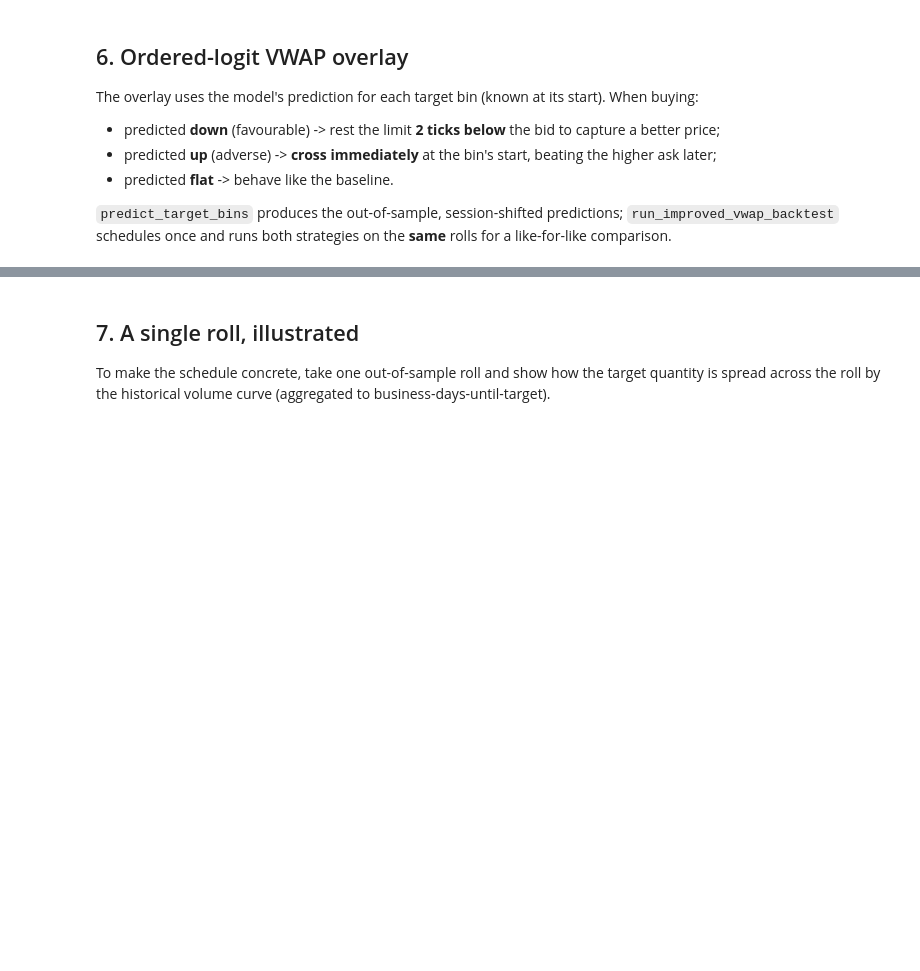
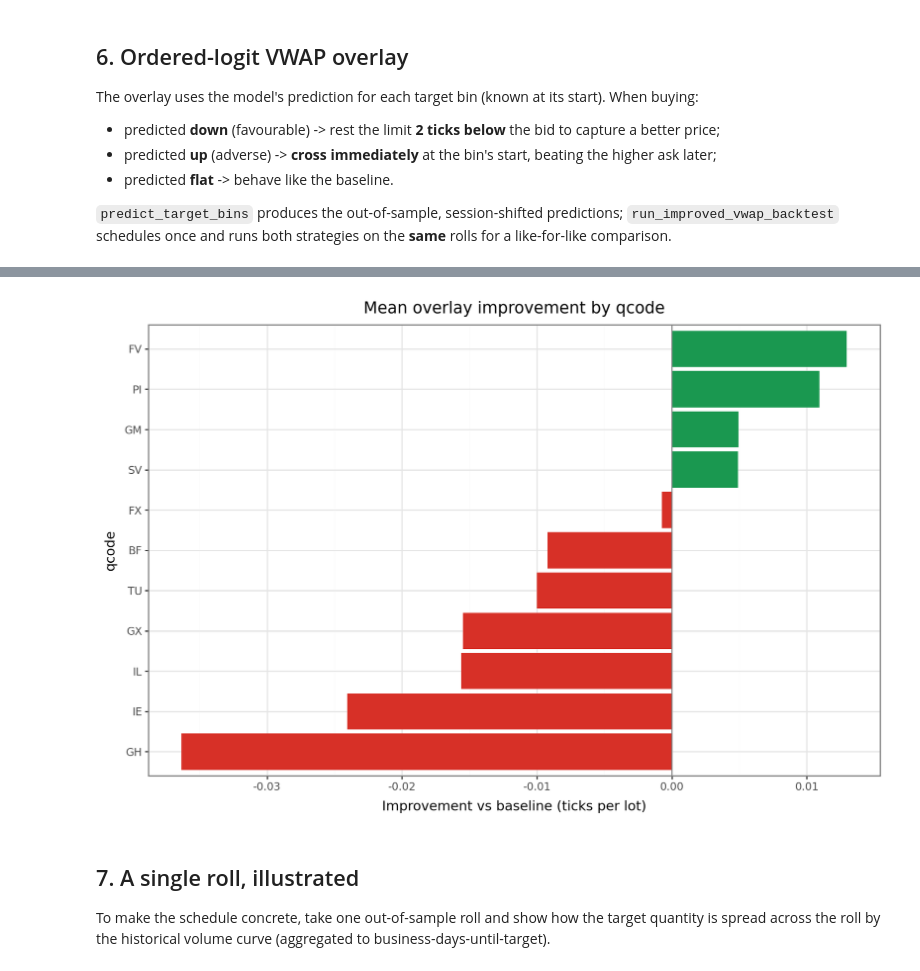
Before and after one commit to qe-internship-wjw/ip1, a Jupyter notebook: notebooks/03_vwap_backtest.ipynb, the cells around one changed output, grey strips where cells are left out. Saved outputs shown, nothing was run; the diff lists cells and outputs as text; code cells hidden in the pictures; blank space fills up the shorter version.

```diff
--- a/notebooks/03_vwap_backtest.ipynb
+++ b/notebooks/03_vwap_backtest.ipynb
@@ -268,23 +303,25 @@ display(p_impr)
 # %%
-# Where does the overlay help or hurt? Improvement by qcode.
+# Where does the overlay help or hurt? Improvement by qcode (ticks per lot).
 by_q = (
-    per_sec.drop_nulls('improvement_vs_vwap_bp')
+    per_sec.drop_nulls('improvement_vs_vwap')
     .group_by('qcode').agg(
-        mean_improvement_bp=pl.col('improvement_vs_vwap_bp').mean(),
+        mean_improvement_ticks=pl.col('improvement_vs_vwap').mean(),
         rolls=pl.len(),
-    ).sort('mean_improvement_bp')
+    ).sort('mean_improvement_ticks')
     .to_pandas()
 )
 by_q['qcode'] = pd.Categorical(by_q['qcode'], categories=by_q['qcode'].tolist(), ordered=True)
 (
-    ggplot(by_q, aes('qcode', 'mean_improvement_bp', fill='mean_improvement_bp > 0'))
+    ggplot(by_q, aes('qcode', 'mean_improvement_ticks', fill='mean_improvement_ticks > 0'))
     + geom_col(show_legend=False)
     + geom_hline(yintercept=0, color='grey')
     + scale_fill_manual(values={True: '#1a9850', False: '#d73027'})
     + coord_flip()
-    + labs(title='Mean overlay improvement by qcode', x='qcode', y='Improvement vs baseline (bp)')
+    + labs(title='Mean overlay improvement by qcode', x='qcode', y='Improvement vs baseline (ticks per lot)')
     + theme_bw(base_size=11) + theme(figure_size=(9, 6))
 )
+# %% [output]
+[figure, added]
 # %% [markdown]
 ## 7. A single roll, illustrated
 
```
Also changed, not shown: parts of 5 cells of this notebook, 2 other files.
